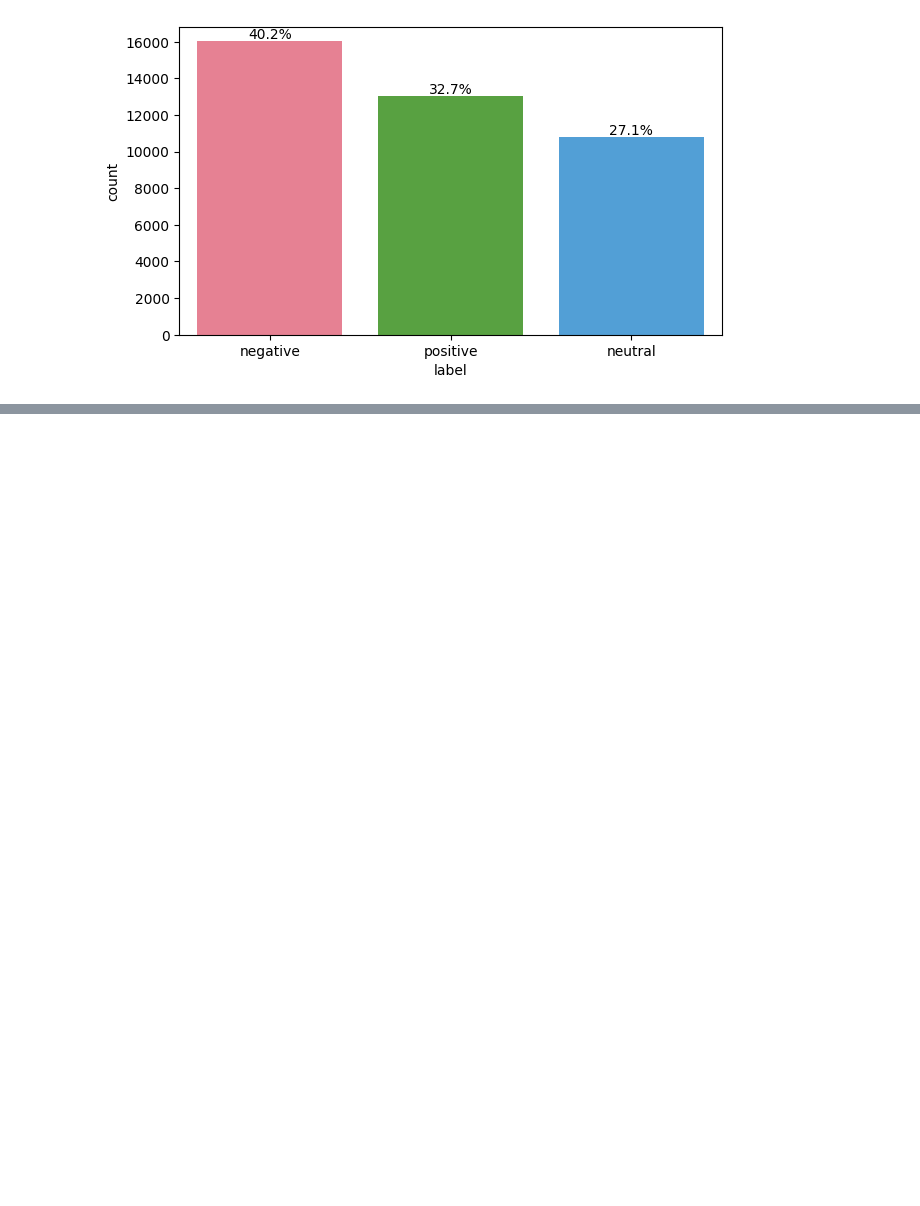
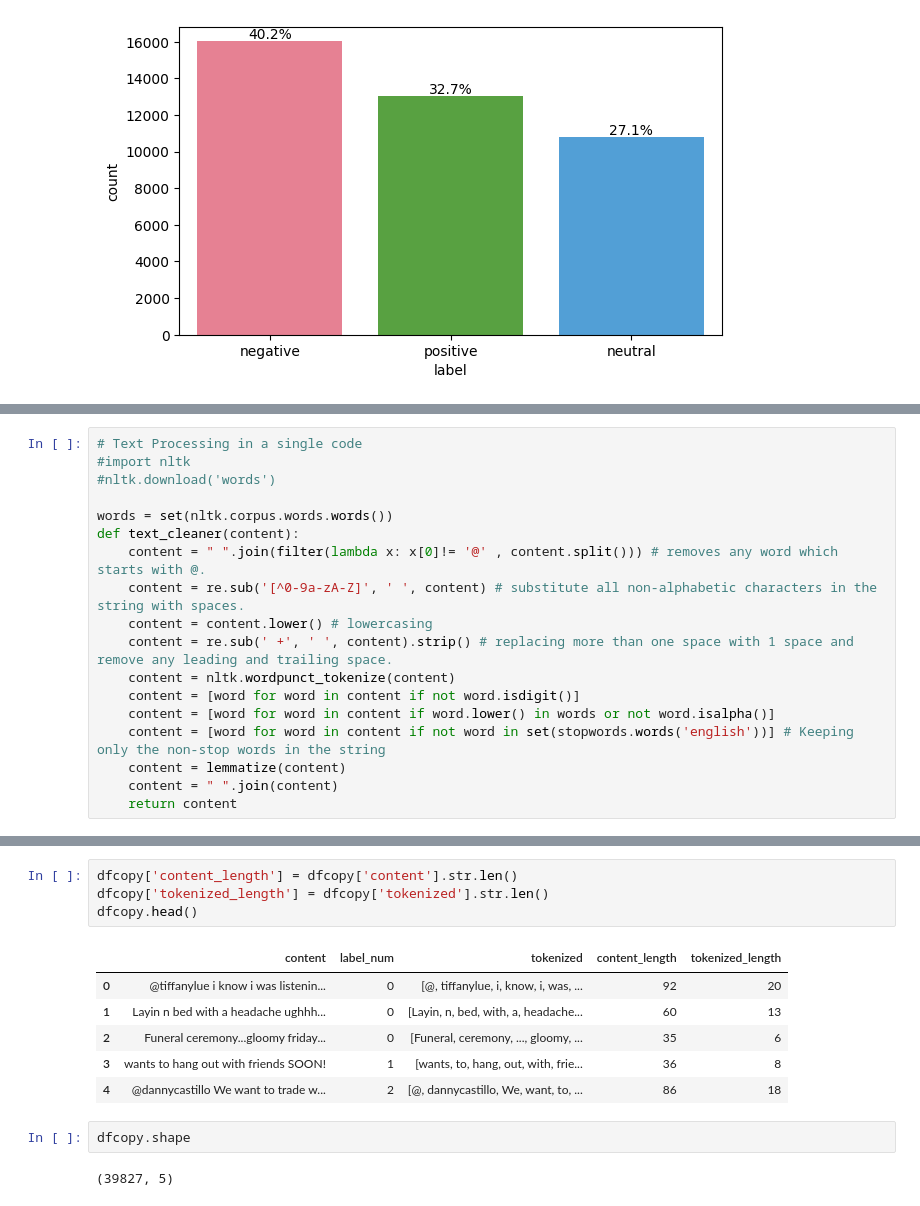
Before and after one commit to Mesgarin/NLPPJ, a Jupyter notebook: Emotion.ipynb, the cells around one changed output, grey strips where cells are left out. Drawn from its saved outputs; the diff is of its cells as text; blank space fills up the shorter version.

```diff
--- a/Emotion.ipynb
+++ b/Emotion.ipynb
@@ -321,0 +368,18 @@ plt.show()
+# %%
+# Text Processing in a single code
+#import nltk
+#nltk.download('words')
+
+words = set(nltk.corpus.words.words())
+def text_cleaner(content):
+    content = " ".join(filter(lambda x: x[0]!= '@' , content.split())) # removes any word which starts with @.
+    content = re.sub('[^0-9a-zA-Z]', ' ', content) # substitute all non-alphabetic characters in the string with spaces.
+    content = content.lower() # lowercasing
+    content = re.sub(' +', ' ', content).strip() # replacing more than one space with 1 space and remove any leading and trailing space.
+    content = nltk.wordpunct_tokenize(content)
+    content = [word for word in content if not word.isdigit()]
+    content = [word for word in content if word.lower() in words or not word.isalpha()]
+    content = [word for word in content if not word in set(stopwords.words('english'))] # Keeping only the non-stop words in the string
+    content = lemmatize(content)
+    content = " ".join(content)
+    return content
@@ -321,0 +470,15 @@ plt.show()
+# %%
+dfcopy['content_length'] = dfcopy['content'].str.len()
+dfcopy['tokenized_length'] = dfcopy['tokenized'].str.len()
+dfcopy.head()
+# %% [output]
+|  | content | label_num | tokenized | content_length | tokenized_length |
+| 0 | @tiffanylue i know i was listenin... | 0 | [@, tiffanylue, i, know, i, was, ... | 92 | 20 |
+| 1 | Layin n bed with a headache ughhh... | 0 | [Layin, n, bed, with, a, headache... | 60 | 13 |
+| 2 | Funeral ceremony...gloomy friday... | 0 | [Funeral, ceremony, ..., gloomy, ... | 35 | 6 |
+| 3 | wants to hang out with friends SOON! | 1 | [wants, to, hang, out, with, frie... | 36 | 8 |
+| 4 | @dannycastillo We want to trade w... | 2 | [@, dannycastillo, We, want, to, ... | 86 | 18 |
+# %%
+dfcopy.shape
+# %% [output]
+(39827, 5)
```
Also changed, not shown: parts of 17 cells of this notebook.
